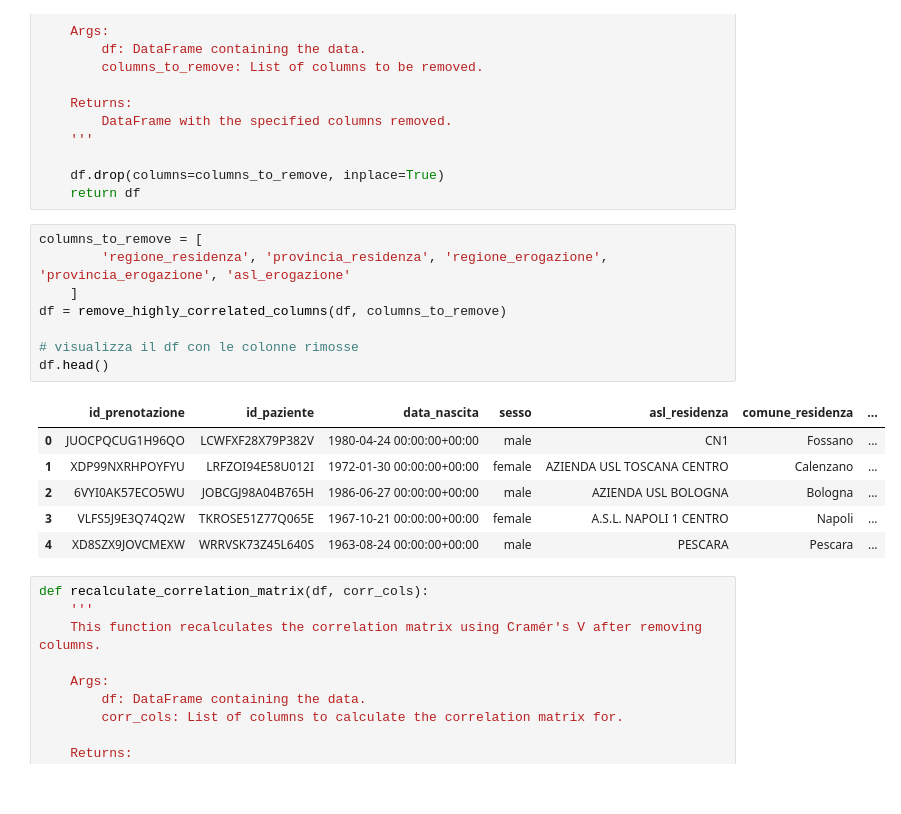
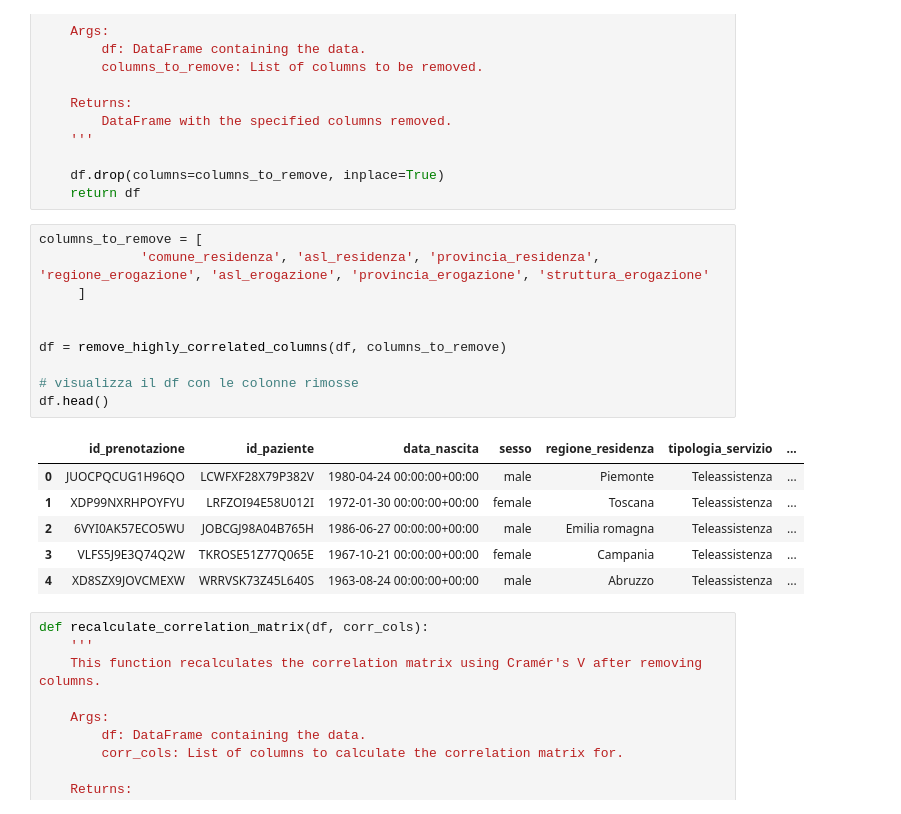
Before and after one commit to AlessiaRossi/Teleassistance-Supervised-Clustering, a Jupyter notebook: notebooks/EDA/feature_selection_corr.ipynb, the cells around one changed output. Drawn from its saved outputs; the diff is of its cells as text.

```diff
--- a/notebooks/EDA/feature_selection_corr.ipynb
+++ b/notebooks/EDA/feature_selection_corr.ipynb
@@ -155,19 +155,21 @@ def remove_highly_correlated_columns(df, columns_to_remove):
     return df
 # %%
 columns_to_remove = [
-        'regione_residenza', 'provincia_residenza', 'regione_erogazione', 'provincia_erogazione', 'asl_erogazione'
-    ]
+             'comune_residenza', 'asl_residenza', 'provincia_residenza', 'regione_erogazione', 'asl_erogazione', 'provincia_erogazione', 'struttura_erogazione'
+     ]
+
+
 df = remove_highly_correlated_columns(df, columns_to_remove)
 
 # visualizza il df con le colonne rimosse
 df.head()
 # %% [output]
-|  | id_prenotazione | id_paziente | data_nascita | sesso | asl_residenza | comune_residenza | ... |
-| 0 | JUOCPQCUG1H96QO | LCWFXF28X79P382V | 1980-04-24 00:00:00+00:00 | male | CN1 | Fossano | ... |
-| 1 | XDP99NXRHPOYFYU | LRFZOI94E58U012I | 1972-01-30 00:00:00+00:00 | female | AZIENDA USL TOSCANA CENTRO | Calenzano | ... |
-| 2 | 6VYI0AK57ECO5WU | JOBCGJ98A04B765H | 1986-06-27 00:00:00+00:00 | male | AZIENDA USL BOLOGNA | Bologna | ... |
-| 3 | VLFS5J9E3Q74Q2W | TKROSE51Z77Q065E | 1967-10-21 00:00:00+00:00 | female | A.S.L. NAPOLI 1 CENTRO | Napoli | ... |
-| 4 | XD8SZX9JOVCMEXW | WRRVSK73Z45L640S | 1963-08-24 00:00:00+00:00 | male | PESCARA | Pescara | ... |
+|  | id_prenotazione | id_paziente | data_nascita | sesso | regione_residenza | tipologia_servizio | ... |
+| 0 | JUOCPQCUG1H96QO | LCWFXF28X79P382V | 1980-04-24 00:00:00+00:00 | male | Piemonte | Teleassistenza | ... |
+| 1 | XDP99NXRHPOYFYU | LRFZOI94E58U012I | 1972-01-30 00:00:00+00:00 | female | Toscana | Teleassistenza | ... |
+| 2 | 6VYI0AK57ECO5WU | JOBCGJ98A04B765H | 1986-06-27 00:00:00+00:00 | male | Emilia romagna | Teleassistenza | ... |
+| 3 | VLFS5J9E3Q74Q2W | TKROSE51Z77Q065E | 1967-10-21 00:00:00+00:00 | female | Campania | Teleassistenza | ... |
+| 4 | XD8SZX9JOVCMEXW | WRRVSK73Z45L640S | 1963-08-24 00:00:00+00:00 | male | Abruzzo | Teleassistenza | ... |
 # %%
 def recalculate_correlation_matrix(df, corr_cols):
     '''
```
Also changed, not shown: parts of 3 cells of this notebook, 1 other file.
